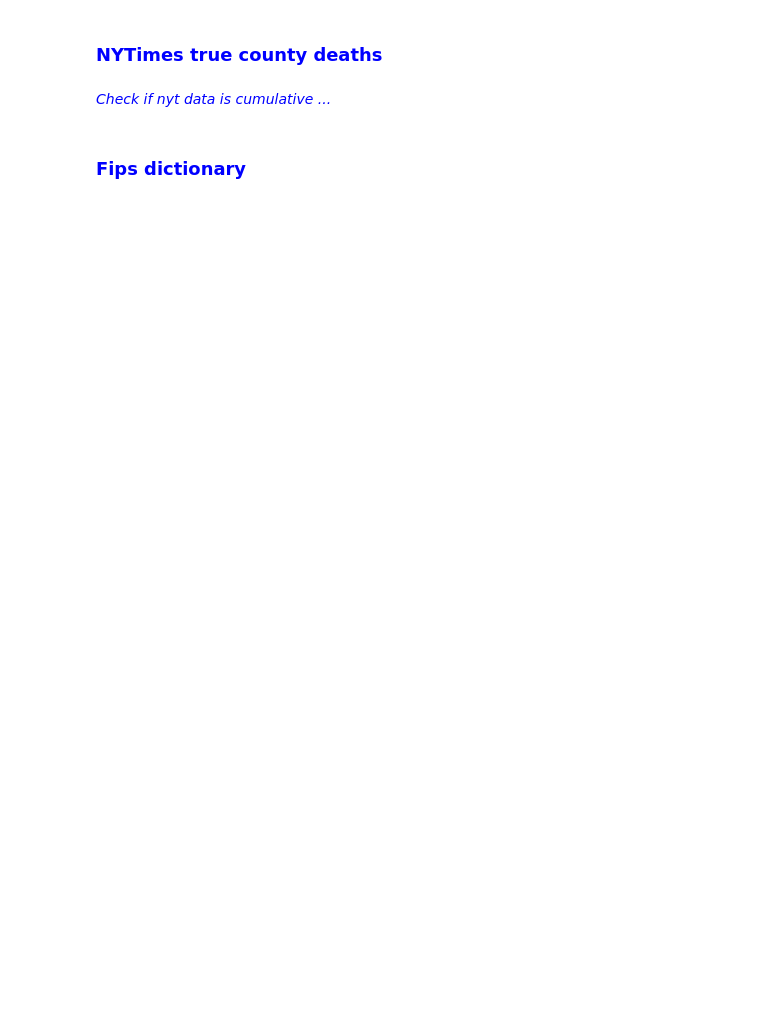
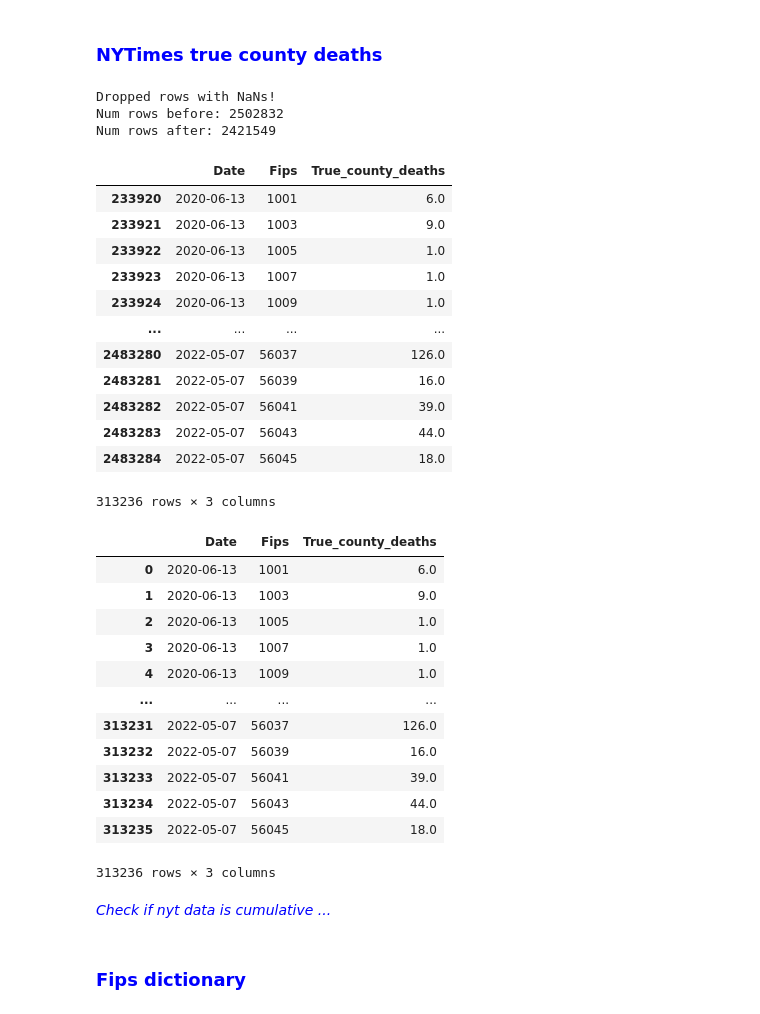
Before and after one commit to katfish666/EpSampling, a Jupyter notebook: notebooks/20240925d_redoing_dataset.ipynb, the cells around one changed output. Saved outputs shown, nothing was run; the diff lists cells and outputs as text; code cells hidden in the pictures; blank space fills up the shorter version.

```diff
--- a/notebooks/20240925d_redoing_dataset.ipynb
+++ b/notebooks/20240925d_redoing_dataset.ipynb
@@ -80,38 +104,65 @@ def drop_rows_with_nans(df):
 # %%
 #####################################################
 ## NYT TRUE COUNTY DEATHS ###########################
 #####################################################
 
 fpath = os.path.join(DATA_DIR,'raw','nytimes','us-counties.csv')
 df = pd.read_csv(fpath)
 ## check for rows with nans.
 df = drop_rows_with_nans(df)
-
-
-
-# if df.isnull().values.any()==True:
-#     print('Dropped NaNs!')
-#     df.dropna(inplace=True, axis=0)
-
 ## capitalize cols.
 df.columns = df.columns.str.capitalize()
 
 ## IMPORTANT: pull out samples from 'nytimes' that have matched dates to 'COVIDhub-ensemble' ...
 df_hub,_ = load_csv('formatted_COVIDhub-ensemble')
 my_dates = df_hub.Date.unique().tolist()
 df = df[df.Date.isin(my_dates)]
 
 ## REFORMAT dataframe ...
 ## choose cols
 df = df[['Date','Fips','Deaths']]
 ## rename cols
 df.rename({'Deaths':'True_county_deaths'},axis=1,inplace=True)
 ## fix dtypes
-df['Fips'] = df.Fips.astype('int64').astype('str')
+df['Fips'] = df.Fips.astype('int64')
 
 ## SAVE CSV!
 fpath = os.path.join(DATA_DIR,'processed',f'formatted_nytimes-us-counties_{DT}.csv')
 df.to_csv(fpath,index=False)
+
+## READ BACK AND CHECK
+dff = pd.read_csv(fpath)
+display(df, dff)
+# %% [output]
+Dropped rows with NaNs!
+Num rows before: 2502832
+Num rows after: 2421549
+|  | Date | Fips | True_county_deaths |
+| 233920 | 2020-06-13 | 1001 | 6.0 |
+| 233921 | 2020-06-13 | 1003 | 9.0 |
+| 233922 | 2020-06-13 | 1005 | 1.0 |
+| 233923 | 2020-06-13 | 1007 | 1.0 |
+| 233924 | 2020-06-13 | 1009 | 1.0 |
+| ... | ... | ... | ... |
+| 2483280 | 2022-05-07 | 56037 | 126.0 |
+| 2483281 | 2022-05-07 | 56039 | 16.0 |
+| 2483282 | 2022-05-07 | 56041 | 39.0 |
+| 2483283 | 2022-05-07 | 56043 | 44.0 |
+| 2483284 | 2022-05-07 | 56045 | 18.0 |
+313236 rows × 3 columns
+|  | Date | Fips | True_county_deaths |
+| 0 | 2020-06-13 | 1001 | 6.0 |
+| 1 | 2020-06-13 | 1003 | 9.0 |
+| 2 | 2020-06-13 | 1005 | 1.0 |
+| 3 | 2020-06-13 | 1007 | 1.0 |
+| 4 | 2020-06-13 | 1009 | 1.0 |
+| ... | ... | ... | ... |
+| 313231 | 2022-05-07 | 56037 | 126.0 |
+| 313232 | 2022-05-07 | 56039 | 16.0 |
+| 313233 | 2022-05-07 | 56041 | 39.0 |
+| 313234 | 2022-05-07 | 56043 | 44.0 |
+| 313235 | 2022-05-07 | 56045 | 18.0 |
+313236 rows × 3 columns
 # %% [markdown]
 <font color=blue> _Check if nyt data is cumulative ..._
 # %%
```
Also changed, not shown: parts of 13 cells of this notebook.
